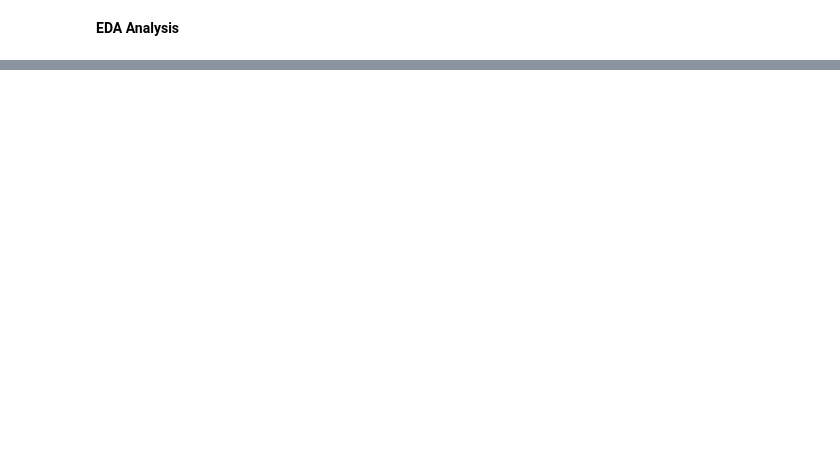
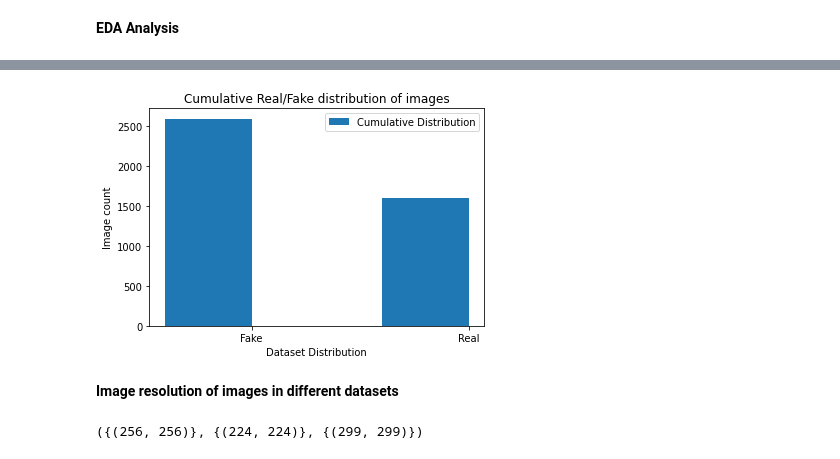
Before and after one commit to lloyd31/gan-analysis-db, a Jupyter notebook: EDA.ipynb, the cells around one changed output, grey strips where cells are left out. Cells and saved outputs as stored; diff of their text form; code cells hidden in the pictures; blank space fills up the shorter version.

```diff
--- a/EDA.ipynb
+++ b/EDA.ipynb
@@ -19,0 +68,12 @@ Checking out files: 100% (3298/3298), done.
+# %%
+##CNNN datset by Wang et al.
+_cnnCarFake = len(os.listdir('/content/gan-analysis-db/cnnTest/car/1_fake/'))
+_cnnPeopleFake = len(os.listdir('/content/gan-analysis-db/cnnTest/person/1_fake/'))
+_cnnDogFake = len(os.listdir('/content/gan-analysis-db/cnnTest/dog/1_fake/'))
+_cnnDogReal = len(os.listdir('/content/gan-analysis-db/cnnTest/dog/0_real//'))
+_cnnPeopleReal = len(os.listdir('/content/gan-analysis-db/cnnTest/person/0_real/'))
+_cnnCarReal = len(os.listdir('/content/gan-analysis-db/cnnTest/car/0_real/'))
+
+cnnFakeCount = _cnnPeopleFake + _cnnCarFake + _cnnDogFake
+cnnRealCount = _cnnCarReal + _cnnDogReal + _cnnPeopleReal
+(cnnRealCount, cnnFakeCount)
@@ -19,0 +82,9 @@ Checking out files: 100% (3298/3298), done.
+# %%
+#DFFD dataset
+_ffhqReal = len(os.listdir('/content/gan-analysis-db/ffhqTest/ffhq/test/'))
+_pgGANFake = len(os.listdir('/content/gan-analysis-db/pggan_v2/test/'))
+_styleGANFake = len(os.listdir('/content/gan-analysis-db/stylegan_celeba/test/'))
+dffdFakeCount = _pgGANFake + _styleGANFake
+dffdRealCount = _ffhqReal
+print(_ffhqReal, _pgGANFake, _styleGANFake)
+(dffdRealCount, dffdFakeCount)
@@ -19,0 +117,22 @@ Checking out files: 100% (3298/3298), done.
+# %%
+totalFakeCount = ganFakeCount + cnnFakeCount + dffdFakeCount
+totalRealCount = cnnRealCount+dffdRealCount
+# %%
+## Cumulative Fake and Real Count
+imageClasses = ['Fake', 'Real']
+data = [totalFakeCount, totalRealCount]
+
+X_axis = np.arange(len(imageClasses))
+
+plt.bar(X_axis - 0.2, data, 0.4, label  = 'Cumulative Distribution')
+
+plt.xticks(X_axis, imageClasses)
+plt.xlabel("Dataset Distribution")
+plt.ylabel("Image count")
+plt.title("Cumulative Real/Fake distribution of images")
+plt.legend()
+plt.show()
+# %% [output]
+[figure, added]
+# %% [markdown]
+**Image resolution of images in different datasets**
@@ -19,0 +155,9 @@ Checking out files: 100% (3298/3298), done.
+# %%
+cnnImageResolutions = getDistinctImageSizes("/content/gan-analysis-db/cnnTest/")
+ganImageResolution = getDistinctImageSizes("/content/gan-analysis-db/ifakePath/")
+dffdImageResolutions = getDistinctImageSizes("/content/gan-analysis-db/ffhqTest/")
+dffdImageResolutions.update(getDistinctImageSizes("/content/gan-analysis-db/stylegan_celeba/"))
+dffdImageResolutions.update(getDistinctImageSizes("/content/gan-analysis-db/pggan_v2/"))
+(cnnImageResolutions, ganImageResolution, dffdImageResolutions)
+# %% [output]
+({(256, 256)}, {(224, 224)}, {(299, 299)})
```
Also changed, not shown: parts of 15 cells of this notebook.
